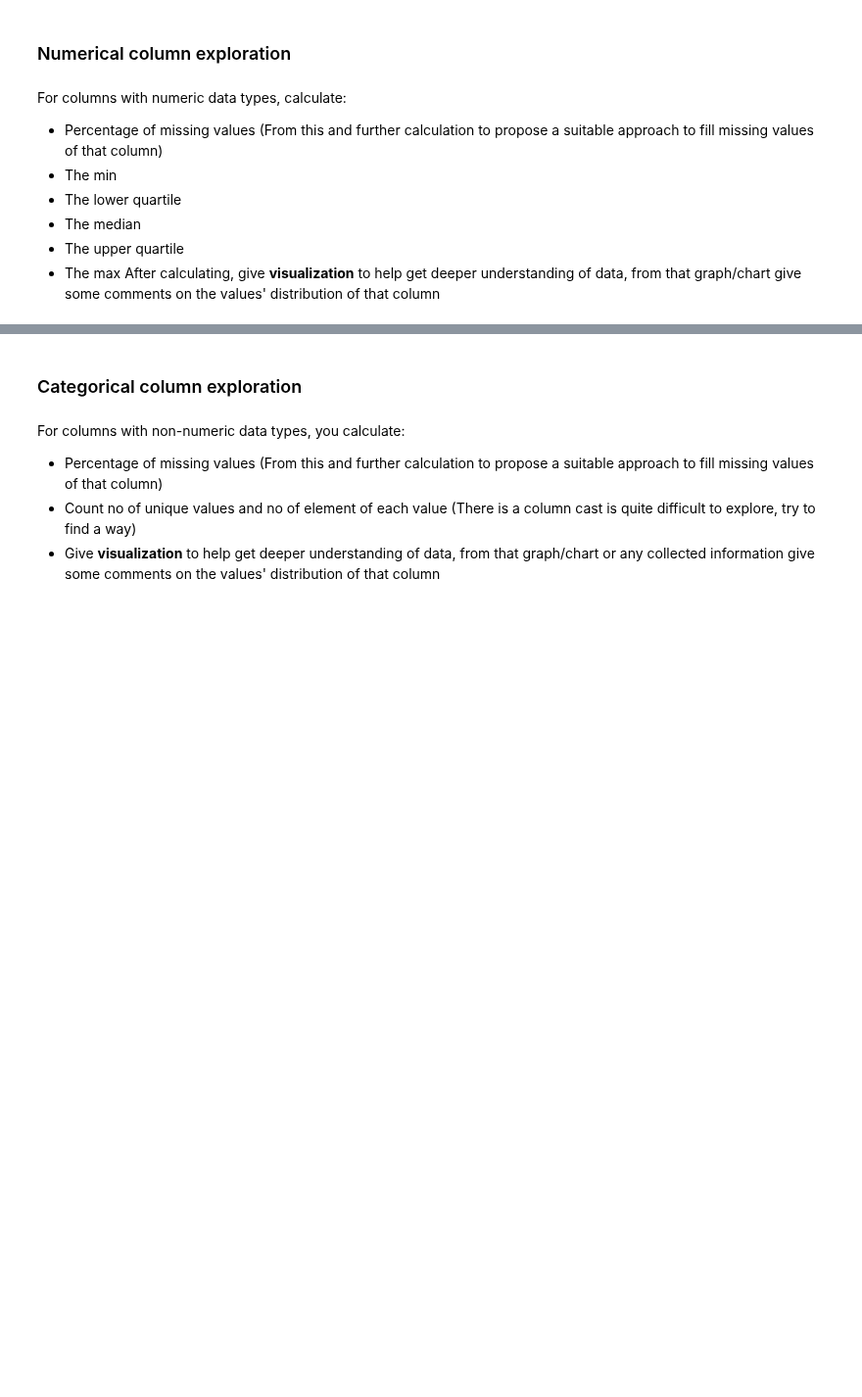
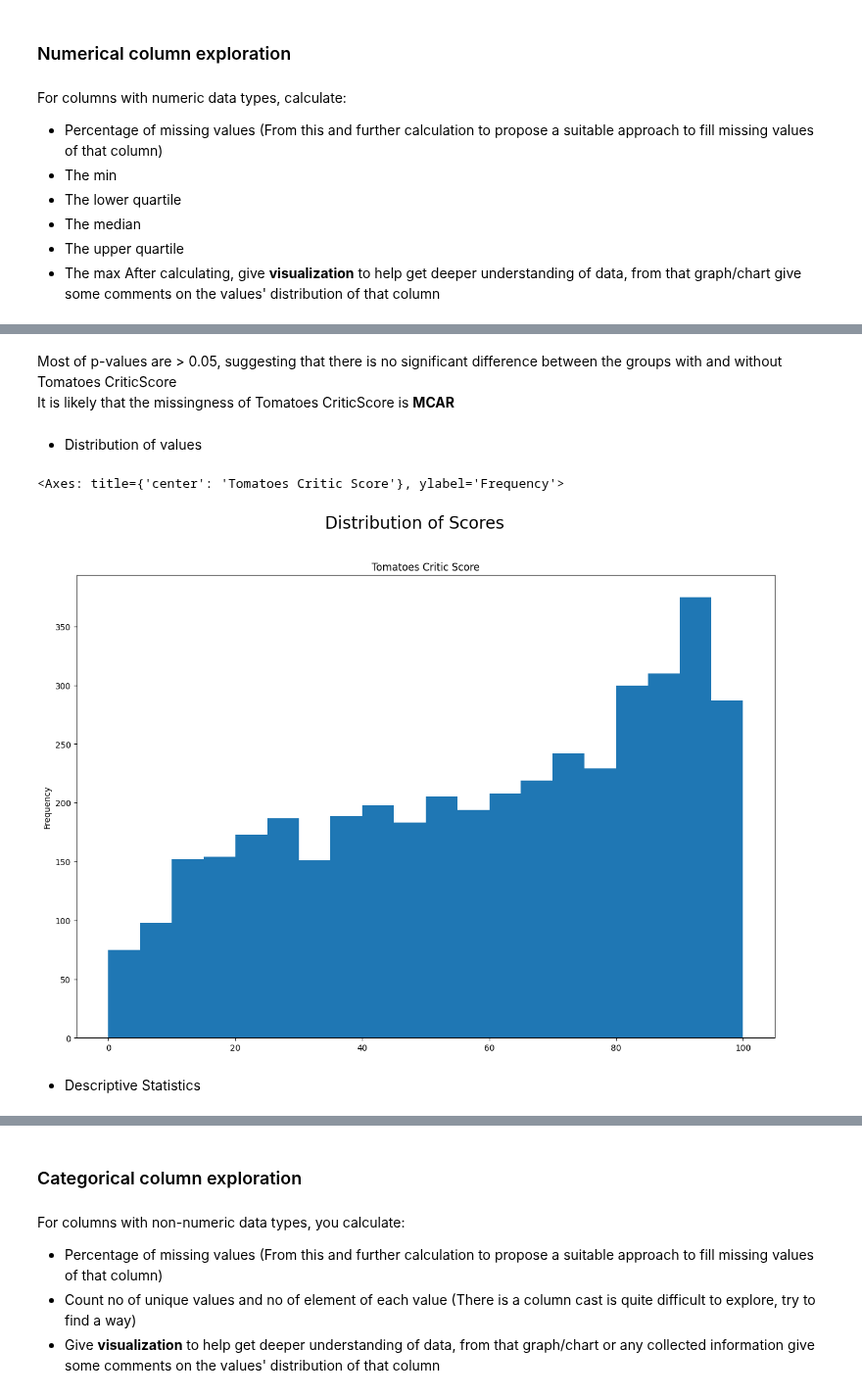
Before and after one commit to truongthuankiet1990gmailcom/Intro2DS---HCMUS---2024, a Jupyter notebook: 22127148_22127224_22127257_22127492.ipynb, the cells around one changed output, grey strips where cells are left out. Shown at 98% size. Cells and saved outputs as stored; diff of their text form; code cells hidden in the pictures; blank space fills up the shorter version.

```diff
--- a/22127148_22127224_22127257_22127492.ipynb
+++ b/22127148_22127224_22127257_22127492.ipynb
@@ -287,0 +348,15 @@ After calculating, give **visualization** to help get deeper understanding of da
+# %% [markdown]
+Most of p-values are > 0.05, suggesting that there is no significant difference between the groups with and without Tomatoes CriticScore <br>
+It is likely that the missingness of Tomatoes CriticScore is **MCAR**
+# %% [markdown]
+- Distribution of values
+# %%
+# Bar chart of scores
+fig, ax = plt.subplots(1, 1, figsize=(15, 10))
+fig.suptitle('Distribution of Scores', fontsize=20)
+raw_data['Tomatoes CriticScore'].plot(kind='hist', title='Tomatoes Critic Score', bins=20)
+# %% [output]
+<Axes: title={'center': 'Tomatoes Critic Score'}, ylabel='Frequency'>
+[figure, added]
+# %% [markdown]
+- Descriptive Statistics
```
Also changed, not shown: parts of 11 cells of this notebook.
